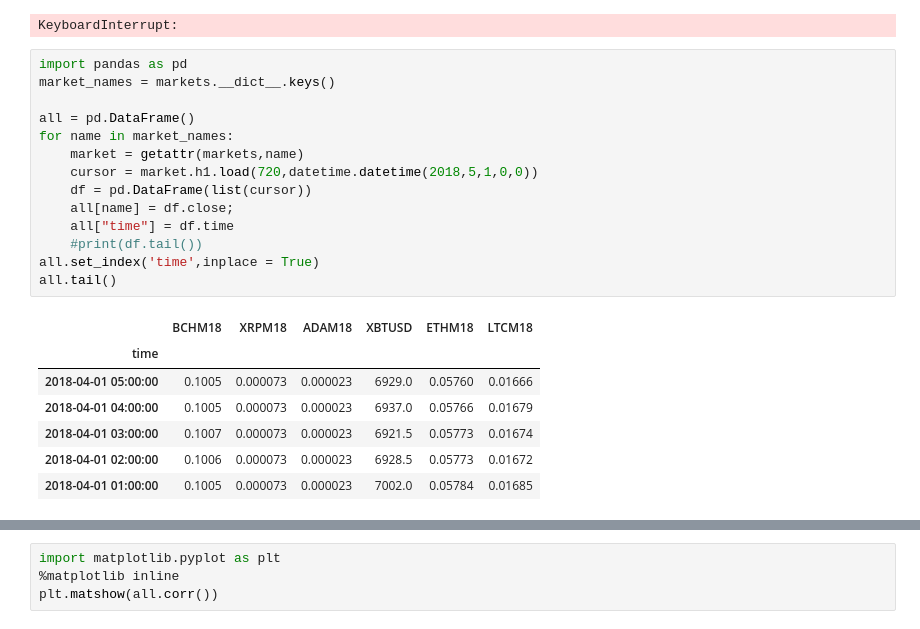
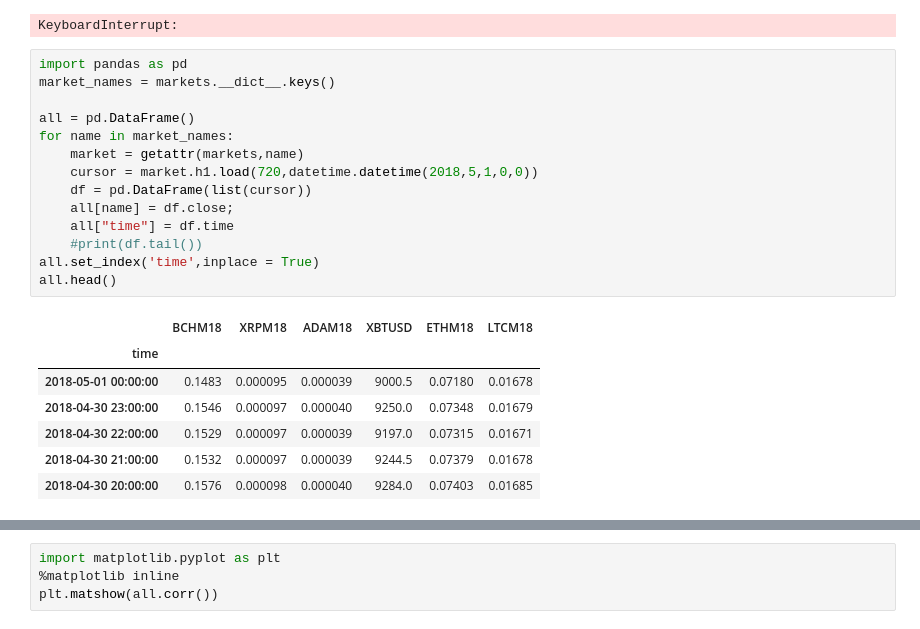
Before and after one commit to sakiyamajp/bitmex_market, a Jupyter notebook: test.ipynb, the cells around one changed output, grey strips where cells are left out. Cells and saved outputs as stored; diff of their text form.

```diff
--- a/test.ipynb
+++ b/test.ipynb
@@ -118,22 +118,22 @@ KeyboardInterrupt:
 # %%
 import pandas as pd
 market_names = markets.__dict__.keys()
 
 all = pd.DataFrame()
 for name in market_names:
     market = getattr(markets,name)
     cursor = market.h1.load(720,datetime.datetime(2018,5,1,0,0))
     df = pd.DataFrame(list(cursor))
     all[name] = df.close;
     all["time"] = df.time
     #print(df.tail())
 all.set_index('time',inplace = True)
-all.tail()
+all.head()
 # %% [output]
 |  | BCHM18 | XRPM18 | ADAM18 | XBTUSD | ETHM18 | LTCM18 |
 | time |  |  |  |  |  |  |
-| 2018-04-01 05:00:00 | 0.1005 | 0.000073 | 0.000023 | 6929.0 | 0.05760 | 0.01666 |
-| 2018-04-01 04:00:00 | 0.1005 | 0.000073 | 0.000023 | 6937.0 | 0.05766 | 0.01679 |
-| 2018-04-01 03:00:00 | 0.1007 | 0.000073 | 0.000023 | 6921.5 | 0.05773 | 0.01674 |
-| 2018-04-01 02:00:00 | 0.1006 | 0.000073 | 0.000023 | 6928.5 | 0.05773 | 0.01672 |
-| 2018-04-01 01:00:00 | 0.1005 | 0.000073 | 0.000023 | 7002.0 | 0.05784 | 0.01685 |
+| 2018-05-01 00:00:00 | 0.1483 | 0.000095 | 0.000039 | 9000.5 | 0.07180 | 0.01678 |
+| 2018-04-30 23:00:00 | 0.1546 | 0.000097 | 0.000040 | 9250.0 | 0.07348 | 0.01679 |
+| 2018-04-30 22:00:00 | 0.1529 | 0.000097 | 0.000039 | 9197.0 | 0.07315 | 0.01671 |
+| 2018-04-30 21:00:00 | 0.1532 | 0.000097 | 0.000039 | 9244.5 | 0.07379 | 0.01678 |
+| 2018-04-30 20:00:00 | 0.1576 | 0.000098 | 0.000040 | 9284.0 | 0.07403 | 0.01685 |
```
Also changed, not shown: parts of 1 cell of this notebook.
